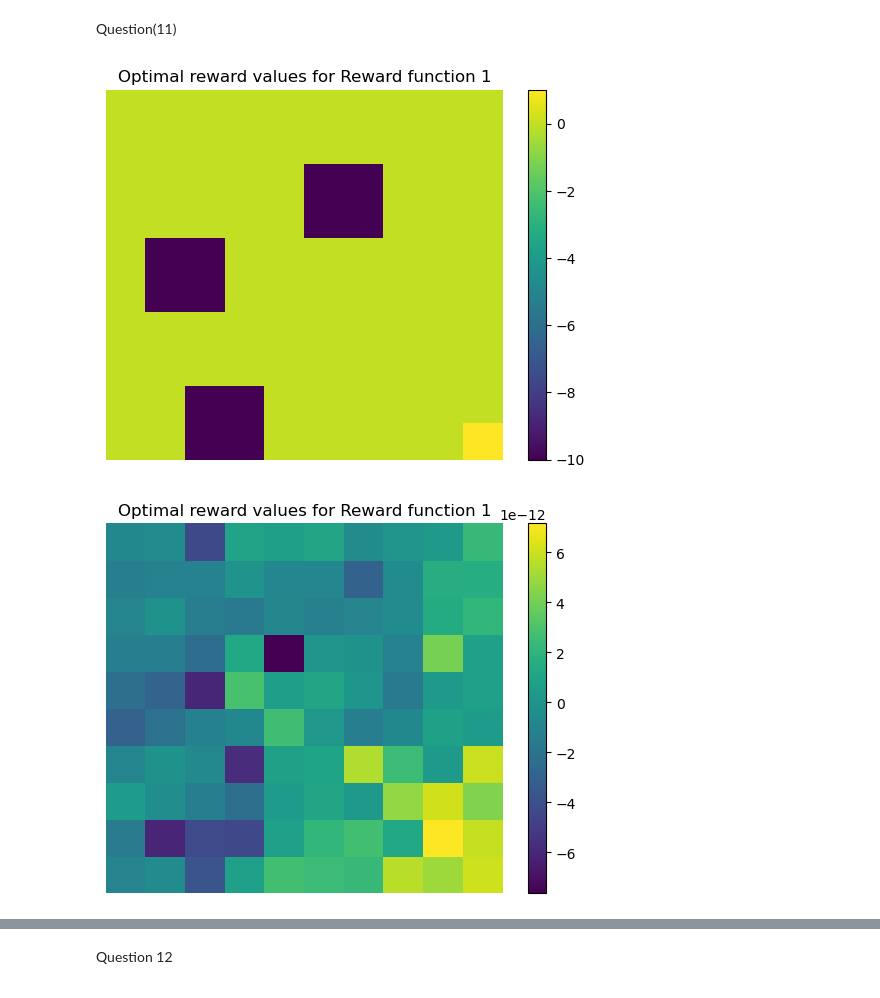
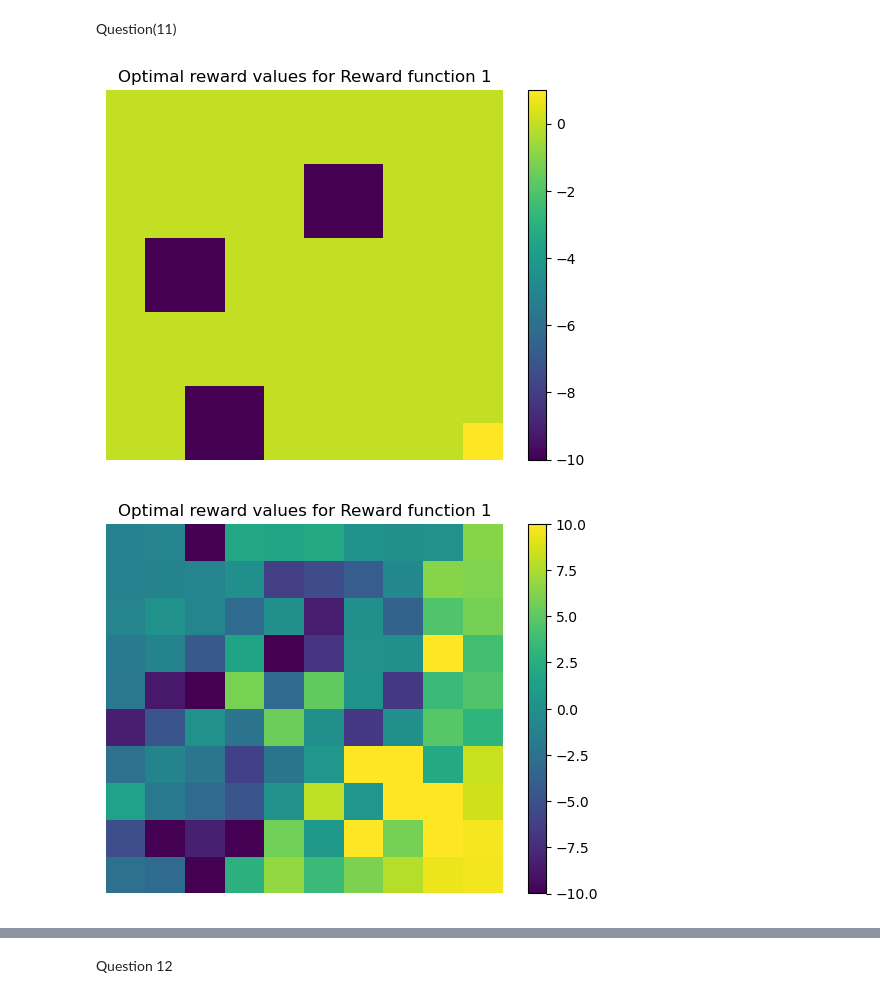
Before and after one commit to hershey890/ece232e, a Jupyter notebook: ece232proj3.ipynb, the cells around one changed output, grey strips where cells are left out. Cells and saved outputs as stored; diff of their text form; code cells hidden in the pictures.

```diff
--- a/ece232proj3.ipynb
+++ b/ece232proj3.ipynb
@@ -133,14 +133,14 @@ def run_plot_irl(reward_function: int, n_lambdas: int = 500, a1: int = 0) -> Tup
 # %%
 importlib.reload(proj3_agent)
 from proj3_agent import Agent
 
 gw = Gridworld(grid_size=10, wind=0.1, discount=0.8, reward_function=1)
 agent = Agent(gw)
-agent.run_irl(0)
+agent.run_irl(0.4)
 agent.plot_reward_heatmap('original')
 plt.show()
 agent.plot_reward_heatmap('irl')
 # %% [output]
 [figure]
-[figure, old version]
+[figure, new version]
 # %%
```
Also changed, not shown: parts of 3 cells of this notebook, 2 other files.
